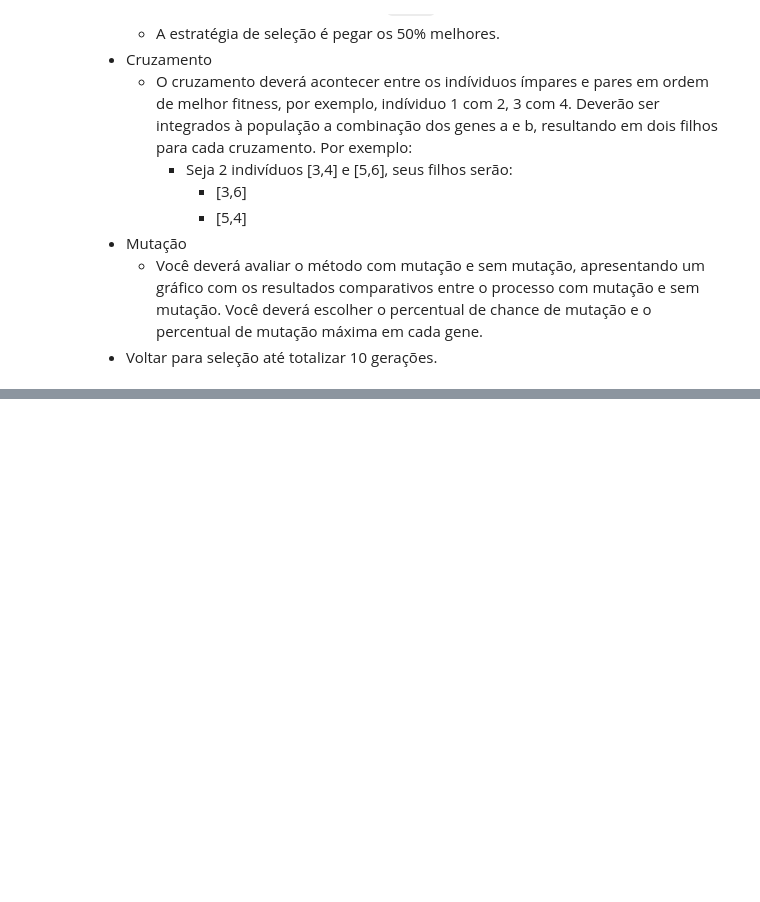
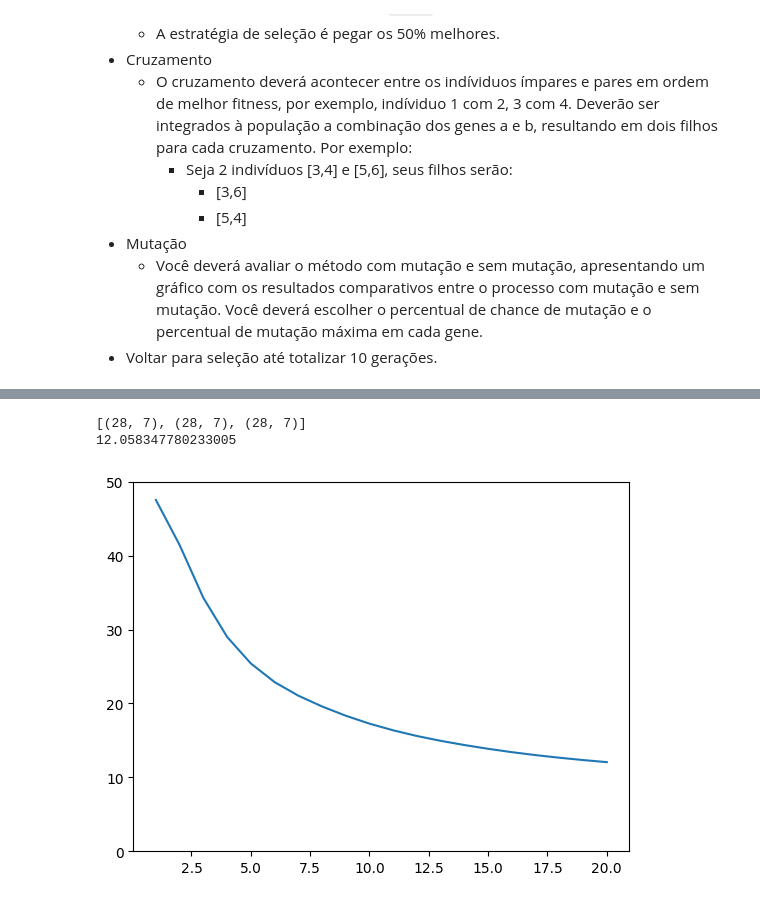
Before and after one commit to thisanches07/Algoritmo-Genetico, a Jupyter notebook: AC2_Algoritmo_Genetico.ipynb, the cells around one changed output, grey strips where cells are left out. Saved outputs shown, nothing was run; the diff lists cells and outputs as text; code cells hidden in the pictures; blank space fills up the shorter version.

```diff
--- a/AC2_Algoritmo_Genetico.ipynb
+++ b/AC2_Algoritmo_Genetico.ipynb
@@ -62,7 +62,7 @@ As diretrizes para as etapas do algoritmo genético deverão ser implementadas c
 import pandas as pd
 
 df = pd.read_csv('dataset.csv')
-dfIndividuos = pd.read_csv('individuos.csv')
+individuos = pd.read_csv('individuos.csv')
 print('dados importados com sucesso')
 # %% [output]
 dados importados com sucesso
@@ -112,0 +71,67 @@ X_train, X_test, y_train, y_test = train_test_split(X, y,
+# %%
+from numpy.core.fromnumeric import mean
+from sklearn.datasets import make_classification
+from sklearn.model_selection import train_test_split
+import numpy as np
+import pandas as pd
+import random
+import matplotlib.pyplot as plt
+
+
+X = df['x']
+y = df['y']
+
+tamanho_populacao = 200
+num_generations = 20
+gen_errors = []
+mean_errors = []
+
+def fitness(individual):
+    a, b = individual
+    Y_pred = a*X + b
+    mae = np.mean(np.abs(y - Y_pred))
+
+    gen_errors.append(mae)
+    # if(a == 12 and b ==16):
+    #   print('mae = ',mae, ' a=',a,' b=',b)
+    return 1/mae
+
+# coloca valores de a e b em um array
+populacao = [(row['a'], row['b']) for index, row in individuos.iterrows()]
+
+
+for generation in range(num_generations):
+    # Avalia cada indivíduo na população atraves do MAE
+    fitness_values = [fitness(individual) for individual in populacao]
+    mean_errors.append(mean(gen_errors))
+
+
+    # Seleciona os melhores indivíduos para cruzamento, ordena a população pelo desempenho dos indivíduos (fitness) em ordem decrescente
+    populacao_ordenada = sorted(populacao, key=fitness, reverse=True)
+
+    populacao_selecionada = populacao_ordenada[:tamanho_populacao//2]
+
+
+    # Aplica crossover e mutação para gerar novos indivíduos
+    new_population = []
+    for i in range(0, len(populacao_selecionada), 2):
+      tupla1 = populacao_selecionada[i]
+      tupla2 = populacao_selecionada[i+1]
+      new_population.append(tuple((tupla1[0],tupla2[1])))
+      new_population.append(tuple((tupla1[1],tupla2[0])))
+    populacao = populacao_selecionada + new_population
+
+
+print(populacao[:3])
+
+print(mean_errors[-1])
+
+plt.plot(range(1,num_generations+1), mean_errors)
+
+plt.ylim(0,50)
+
+plt.show()
+# %% [output]
+[(28, 7), (28, 7), (28, 7)]
+12.058347780233005
+[figure, added]
```
Also changed, not shown: parts of 5 cells of this notebook.
